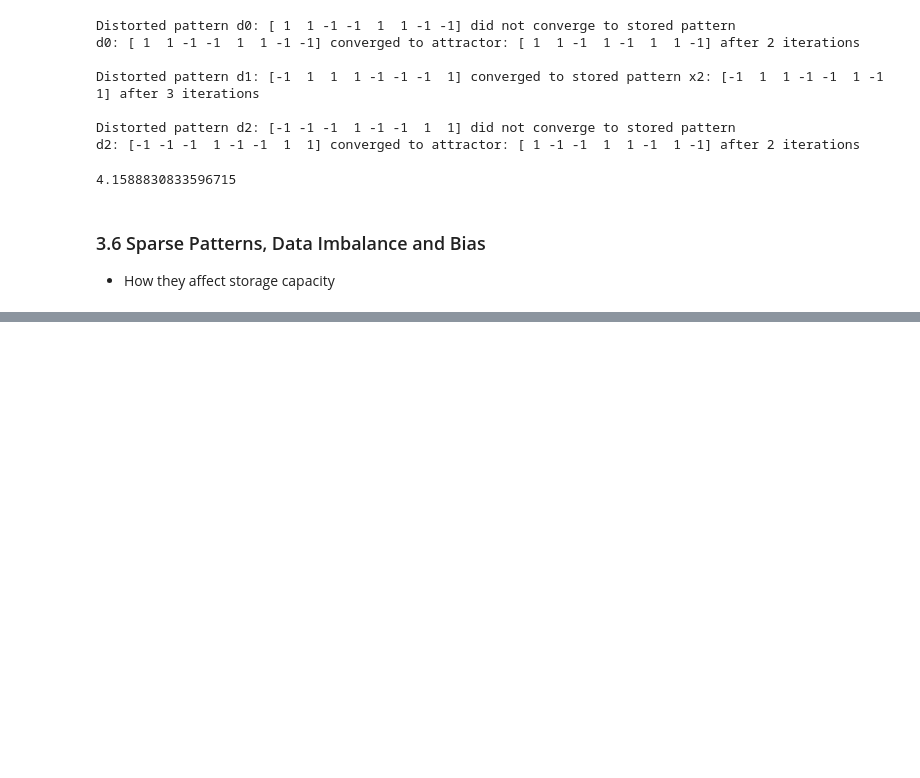
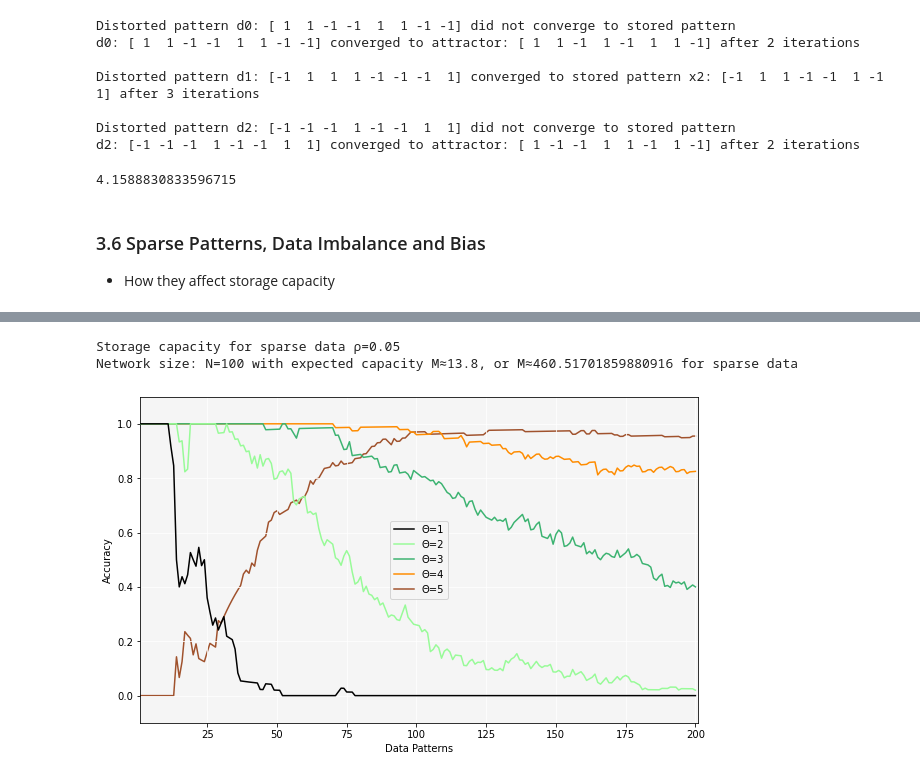
Before and after one commit to marcdurietz/ANNcourse, a Jupyter notebook: ANN Lab3 Hopfield.ipynb, the cells around one changed output, grey strips where cells are left out. Cells and saved outputs as stored; diff of their text form; code cells hidden in the pictures; blank space fills up the shorter version.

```diff
--- a/ANN Lab3 Hopfield.ipynb
+++ b/ANN Lab3 Hopfield.ipynb
@@ -304,0 +263,43 @@ Network size: N=100 with expected capacity M≈13.8, or M≈460.51701859880916 f
+# %%
+# rho = 0.05
+# Vary bias
+P = 200
+N = 100
+print(f"Storage capacity for sparse data ρ={0.05}")
+print(f"Network size: N={N} with expected capacity M≈{0.138*N}, or M≈{N*np.log(N)} for sparse data")
+X = generate_data_36(P, N, rho=0.05)
+thetas = [1, 2, 3, 4, 5]
+# Check how many patterns can accuretly be stored by network accuracies P x theta
+accuracies = []
+for p in range(P):
+    W = hopfield_imbalanced(X[:p+1,:])
+    accuracy = []
+    for t in thetas:
+        acc = 0
+        for x in X[:p+1,:]:
+            x_recall, iters = recall_imbalanced(x, W, t)
+            if np.array_equal(x_recall, x):
+                acc += 1
+        accuracy.append(acc/(p+1))
+    accuracies.append(accuracy)
+accuracies = np.array(accuracies)
+# Plot accuracies
+plt.figure()
+plt.rcParams['figure.figsize'] = [10, 6]
+plt.rcParams['axes.facecolor'] = 'whitesmoke'
+plt.grid(c="white", zorder=0)
+plt.plot(range(1, P+1), accuracies[:, 0], c="black", label=f"Θ={thetas[0]}", zorder=7)
+plt.plot(range(1, P+1), accuracies[:,1], c="palegreen", label=f"Θ={thetas[1]}", zorder=4)
+plt.plot(range(1, P+1), accuracies[:,2], c="mediumseagreen", label=f"Θ={thetas[2]}", zorder=3)
+plt.plot(range(1, P+1), accuracies[:,3], c="darkorange", label=f"Θ={thetas[3]}", zorder=2)
+plt.plot(range(1, P+1), accuracies[:,4], c="sienna", label=f"Θ={thetas[4]}", zorder=1)
+plt.xlim(1, P+1)
+plt.ylim(-0.1,1.1)
+plt.xlabel("Data Patterns")
+plt.ylabel("Accuracy")
+plt.legend()
+plt.show()
+# %% [output]
+Storage capacity for sparse data ρ=0.05
+Network size: N=100 with expected capacity M≈13.8, or M≈460.51701859880916 for sparse data
+[figure, added]
```
Also changed, not shown: parts of 2 cells of this notebook.
